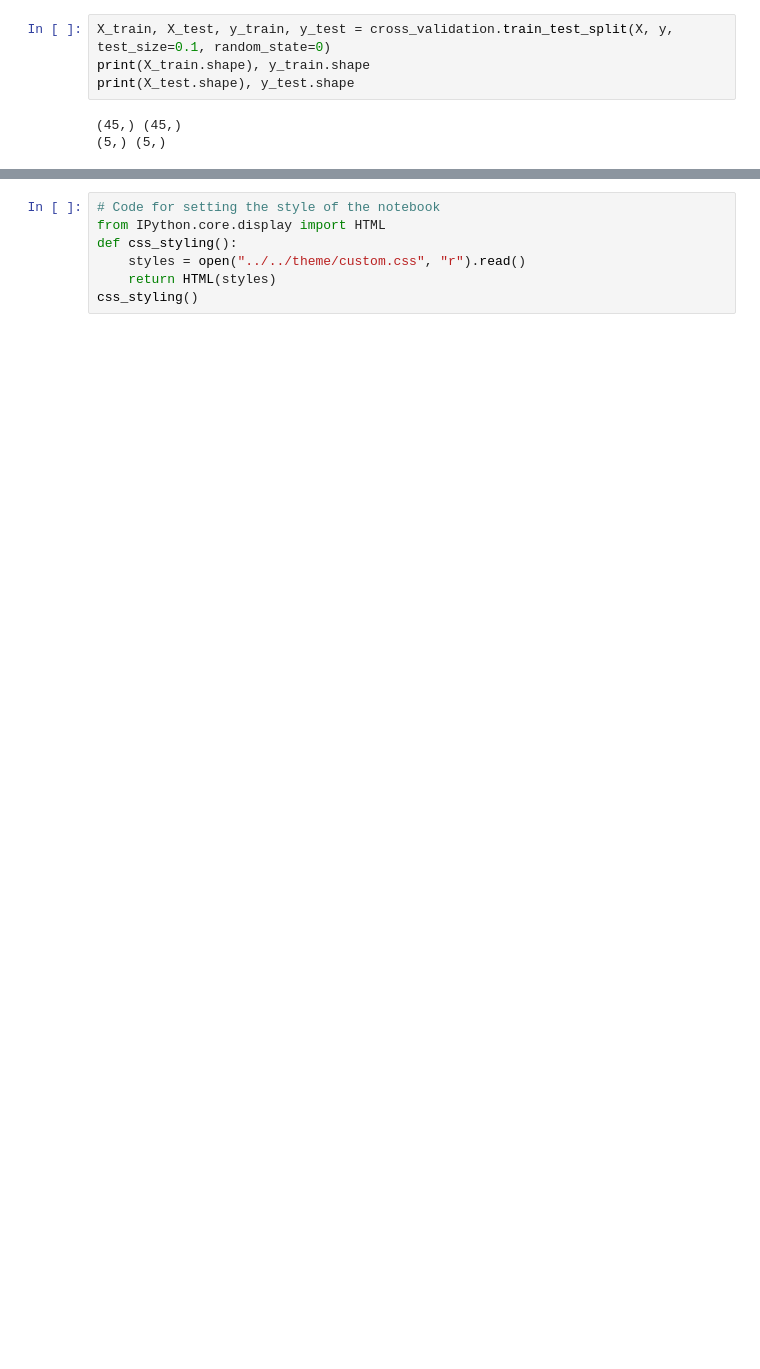
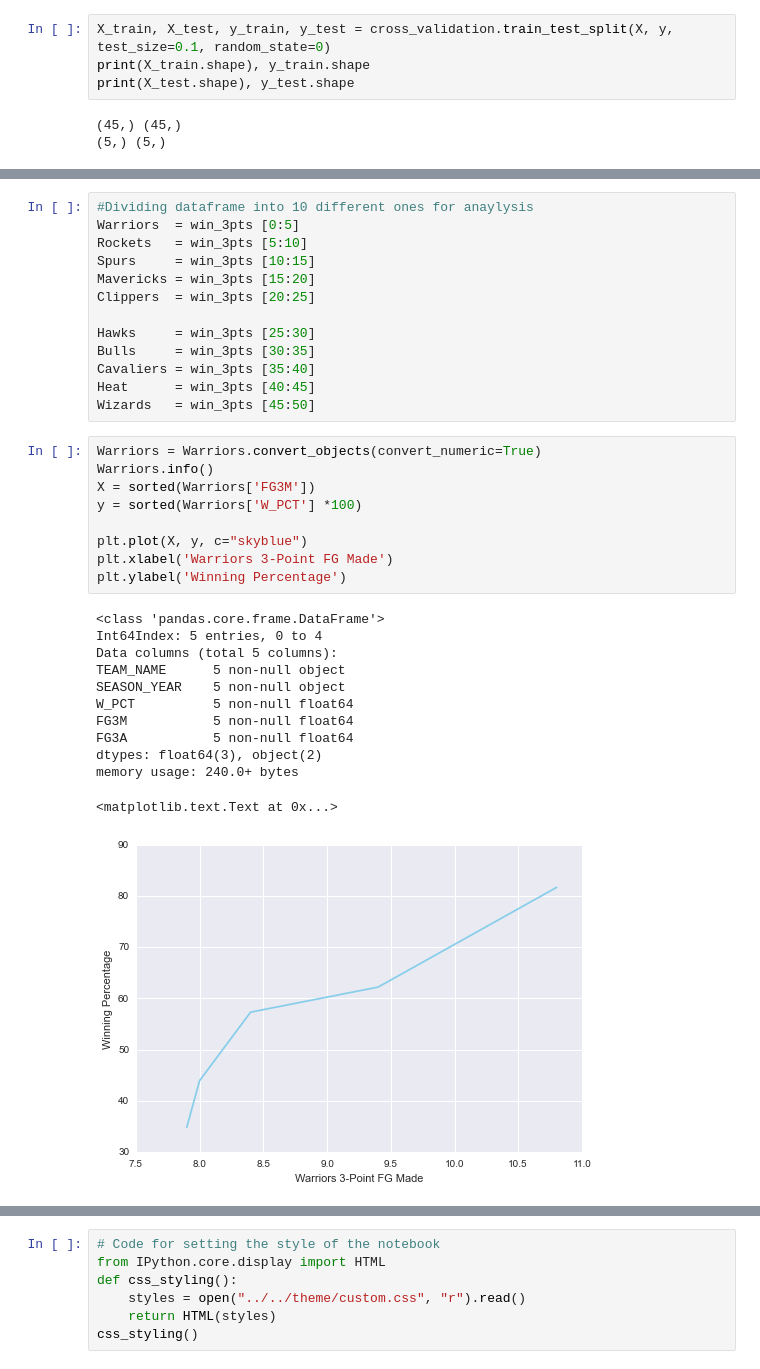
Before and after one commit to xuhang57/spring-2015-homeworks, a Jupyter notebook: submissions/Homework-6/Final Project on NBA Statistics.ipynb, the cells around one changed output, grey strips where cells are left out. Saved outputs shown, nothing was run; the diff lists cells and outputs as text; blank space fills up the shorter version.

```diff
--- a/submissions/Homework-6/Final Project on NBA Statistics.ipynb
+++ b/submissions/Homework-6/Final Project on NBA Statistics.ipynb
@@ -297,0 +365,35 @@ Name: HEIGHT, dtype: object
+# %%
+#Dividing dataframe into 10 different ones for anaylysis
+Warriors  = win_3pts [0:5]
+Rockets   = win_3pts [5:10]
+Spurs     = win_3pts [10:15]
+Mavericks = win_3pts [15:20]
+Clippers  = win_3pts [20:25]
+
+Hawks     = win_3pts [25:30]
+Bulls     = win_3pts [30:35]
+Cavaliers = win_3pts [35:40]
+Heat      = win_3pts [40:45]
+Wizards   = win_3pts [45:50]
+# %%
+Warriors = Warriors.convert_objects(convert_numeric=True)
+Warriors.info()
+X = sorted(Warriors['FG3M'])
+y = sorted(Warriors['W_PCT'] *100)
+
+plt.plot(X, y, c="skyblue")
+plt.xlabel('Warriors 3-Point FG Made')
+plt.ylabel('Winning Percentage')
+# %% [output]
+<class 'pandas.core.frame.DataFrame'>
+Int64Index: 5 entries, 0 to 4
+Data columns (total 5 columns):
+TEAM_NAME      5 non-null object
+SEASON_YEAR    5 non-null object
+W_PCT          5 non-null float64
+FG3M           5 non-null float64
+FG3A           5 non-null float64
+dtypes: float64(3), object(2)
+memory usage: 240.0+ bytes
+<matplotlib.text.Text at 0x...>
+[figure, added]
```
Also changed, not shown: parts of 46 cells of this notebook.
